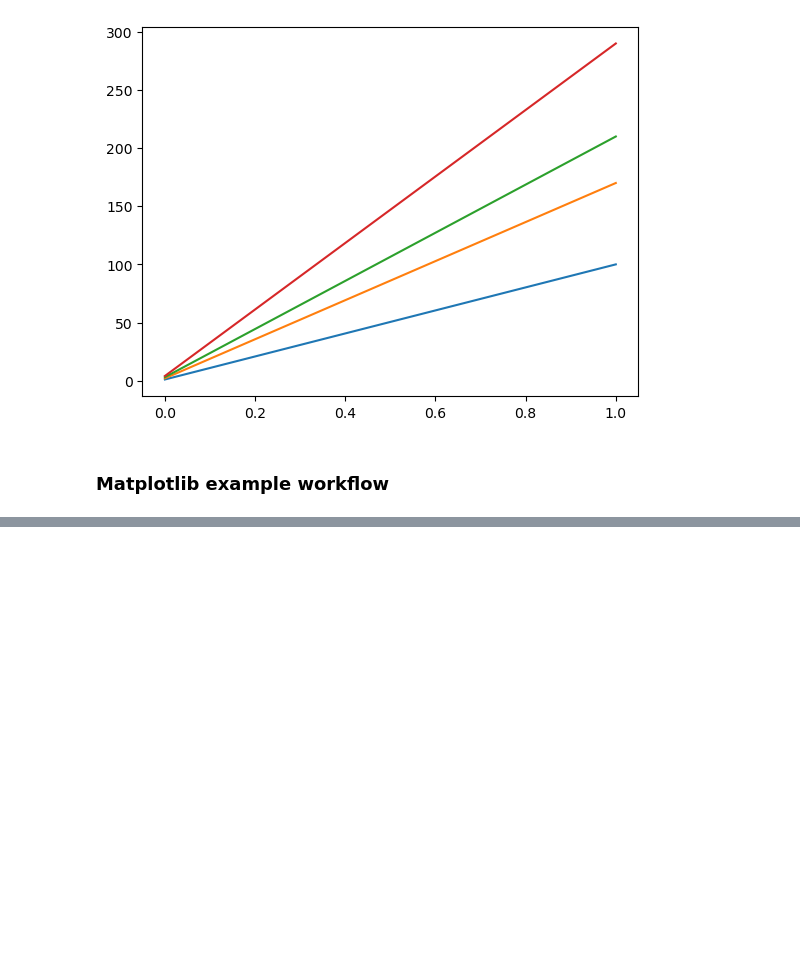
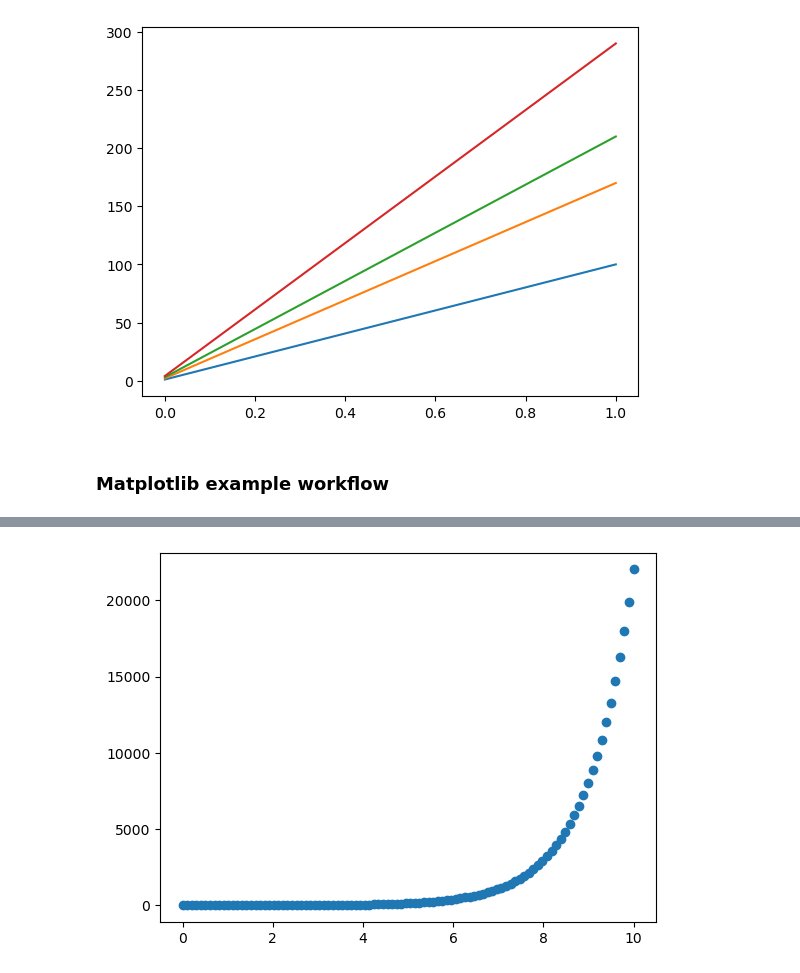
Before and after one commit to pain459/learn_ds, a Jupyter notebook: 8_matplotlib/matplot_workbook_2.ipynb, the cells around one changed output, grey strips where cells are left out. Drawn from its saved outputs; the diff is of its cells as text; code cells hidden in the pictures; blank space fills up the shorter version.

```diff
--- a/8_matplotlib/matplot_workbook_2.ipynb
+++ b/8_matplotlib/matplot_workbook_2.ipynb
@@ -96,0 +148,7 @@ fig.savefig("sample-plot2.png")
+# %%
+# Another scatter plot
+fig, ax = plt.subplots()
+ax.scatter(x, np.exp(x))
+plt.show();
+# %% [output]
+[figure, added]
```
Also changed, not shown: parts of 5 cells of this notebook, 1 other file.
